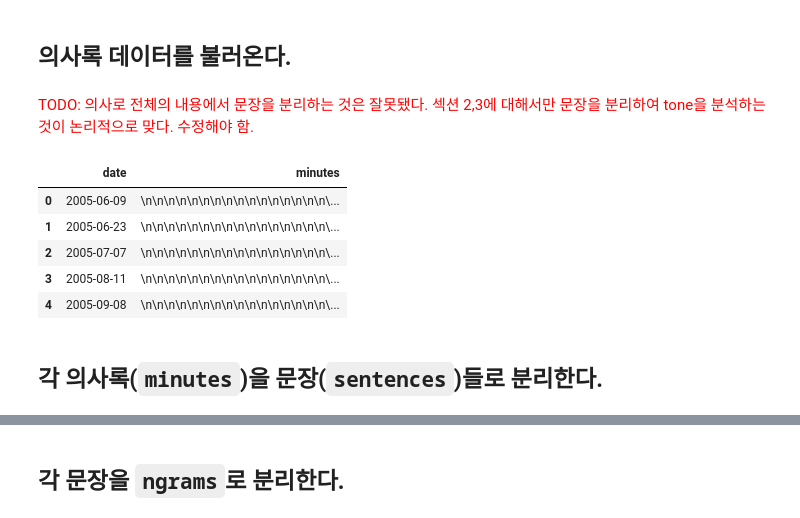
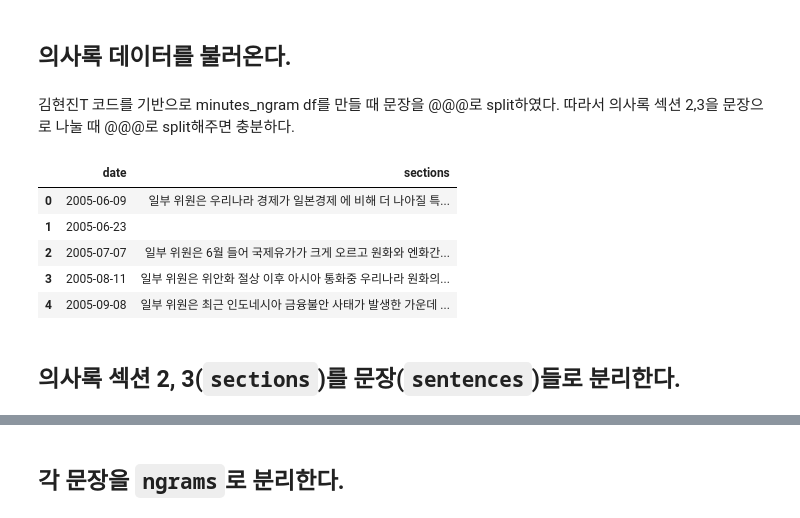
Before and after one commit to jaepil-choi/asiae-BOK-nlp, a Jupyter notebook: 05_calculating_minutes_tone.ipynb, the cells around one changed output, grey strips where cells are left out. Drawn from its saved outputs; the diff is of its cells as text; code cells hidden in the pictures.

```diff
--- a/05_calculating_minutes_tone.ipynb
+++ b/05_calculating_minutes_tone.ipynb
@@ -22,18 +22,20 @@ import multiprocessing as mp
 import preprocessing_mp_worker as worker
 # %% [markdown]
 ## 의사록 데이터를 불러온다.
-# %% [markdown]
-<font style='color:red;'>TODO: 의사로 전체의 내용에서 문장을 분리하는 것은 잘못됐다. 섹션 2,3에 대해서만 문장을 분리하여 tone을 분석하는 것이 논리적으로 맞다. 수정해야 함.  </font>
+# %% [markdown]
+김현진T 코드를 기반으로 minutes_ngram df를 만들 때 문장을 @@@로 split하였다. 따라서 의사록 섹션 2,3을 문장으로 나눌 때 @@@로 split해주면 충분하다.
 # %%
 minutes_df = pd.read_pickle('./data_files/BOK_minutes/pkl/minutes_ngram.pkl')
-minutes_df = minutes_df[['date', 'minutes']]
+# minutes_df = minutes_df[['date', 'minutes']]
+minutes_df.loc[:, 'sections'] = minutes_df['Foreign Currency'] + minutes_df['Financial Markets']
+minutes_df = minutes_df[['date', 'sections']]
 minutes_df.head()
 # %% [output]
-|  | date | minutes |
-| 0 | 2005-06-09 | \n\n\n\n\n\n\n\n\n\n\n\n\n\n\n\n\... |
-| 1 | 2005-06-23 | \n\n\n\n\n\n\n\n\n\n\n\n\n\n\n\n\... |
-| 2 | 2005-07-07 | \n\n\n\n\n\n\n\n\n\n\n\n\n\n\n\n\... |
-| 3 | 2005-08-11 | \n\n\n\n\n\n\n\n\n\n\n\n\n\n\n\n\... |
-| 4 | 2005-09-08 | \n\n\n\n\n\n\n\n\n\n\n\n\n\n\n\n\... |
+|  | date | sections |
+| 0 | 2005-06-09 | 일부 위원은 우리나라 경제가 일본경제 에 비해 더 나아질 특... |
+| 1 | 2005-06-23 |  |
+| 2 | 2005-07-07 | 일부 위원은 6월 들어 국제유가가 크게 오르고 원화와 엔화간... |
+| 3 | 2005-08-11 | 일부 위원은 위안화 절상 이후 아시아 통화중 우리나라 원화의... |
+| 4 | 2005-09-08 | 일부 위원은 최근 인도네시아 금융불안 사태가 발생한 가운데 ... |
 # %% [markdown]
-## 각 의사록(`minutes`)을 문장(`sentences`)들로 분리한다.
+## 의사록 섹션 2, 3(`sections`)를 문장(`sentences`)들로 분리한다.
```
Also changed, not shown: parts of 25 cells of this notebook.
